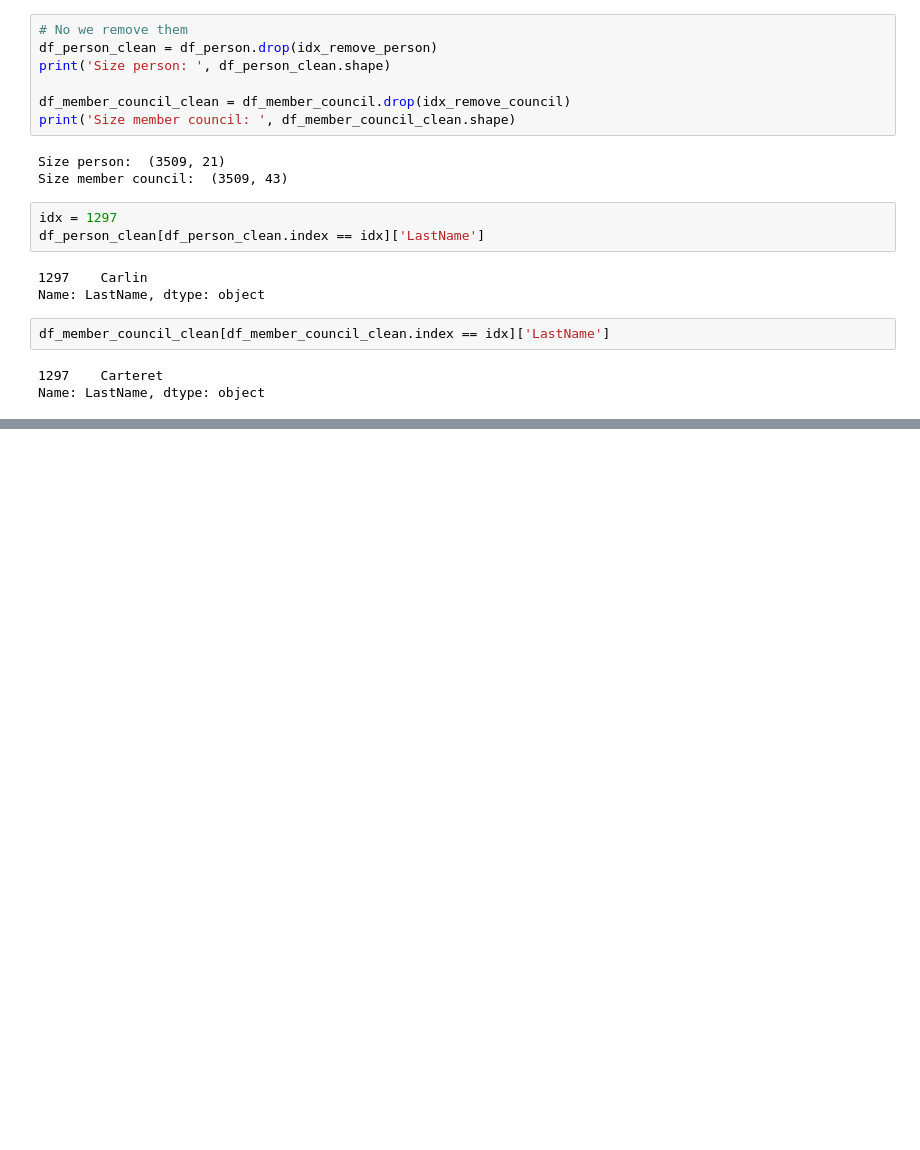
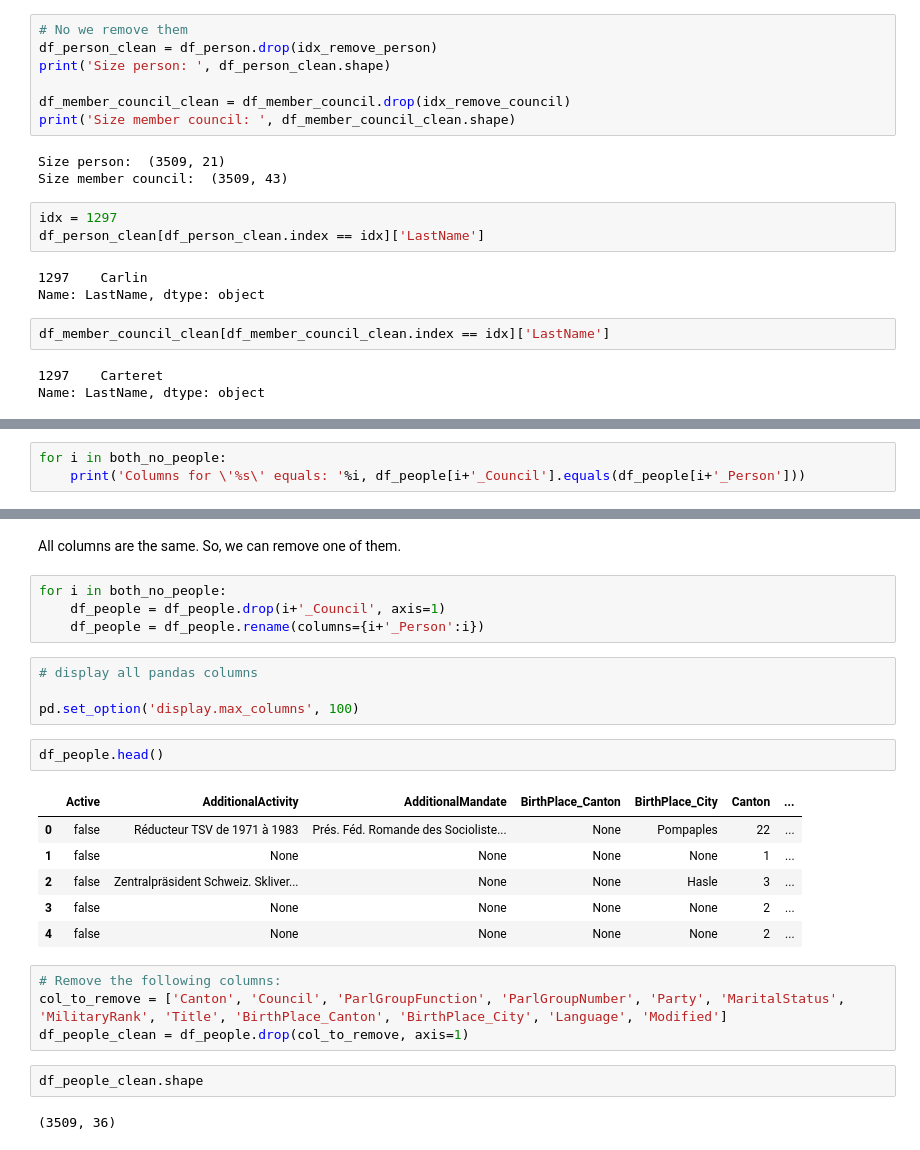
Before and after one commit to jmuth/parliament-viz.ch, a Jupyter notebook: scraping/DF_Human.ipynb, the cells around one changed output, grey strips where cells are left out. Cells and saved outputs as stored; diff of their text form; blank space fills up the shorter version.

```diff
--- a/scraping/DF_Human.ipynb
+++ b/scraping/DF_Human.ipynb
@@ -179,0 +201,3 @@ Name: LastName, dtype: object
+# %%
+for i in both_no_people:
+    print('Columns for \'%s\' equals: '%i, df_people[i+'_Council'].equals(df_people[i+'_Person']))
@@ -179,0 +220,27 @@ Name: LastName, dtype: object
+# %% [markdown]
+All columns are the same. So, we can remove one of them.
+# %%
+for i in both_no_people:
+    df_people = df_people.drop(i+'_Council', axis=1)
+    df_people = df_people.rename(columns={i+'_Person':i})
+# %%
+# display all pandas columns
+
+pd.set_option('display.max_columns', 100)
+# %%
+df_people.head()
+# %% [output]
+|  | Active | AdditionalActivity | AdditionalMandate | BirthPlace_Canton | BirthPlace_City | Canton | ... |
+| 0 | false | Réducteur TSV de 1971 à 1983 | Prés. Féd. Romande des Socioliste... | None | Pompaples | 22 | ... |
+| 1 | false | None | None | None | None | 1 | ... |
+| 2 | false | Zentralpräsident Schweiz. Skliver... | None | None | Hasle | 3 | ... |
+| 3 | false | None | None | None | None | 2 | ... |
+| 4 | false | None | None | None | None | 2 | ... |
+# %%
+# Remove the following columns:
+col_to_remove = ['Canton', 'Council', 'ParlGroupFunction', 'ParlGroupNumber', 'Party', 'MaritalStatus', 'MilitaryRank', 'Title', 'BirthPlace_Canton', 'BirthPlace_City', 'Language', 'Modified']
+df_people_clean = df_people.drop(col_to_remove, axis=1)
+# %%
+df_people_clean.shape
+# %% [output]
+(3509, 36)
```
Also changed, not shown: parts of 10 cells of this notebook, 1 other file.
